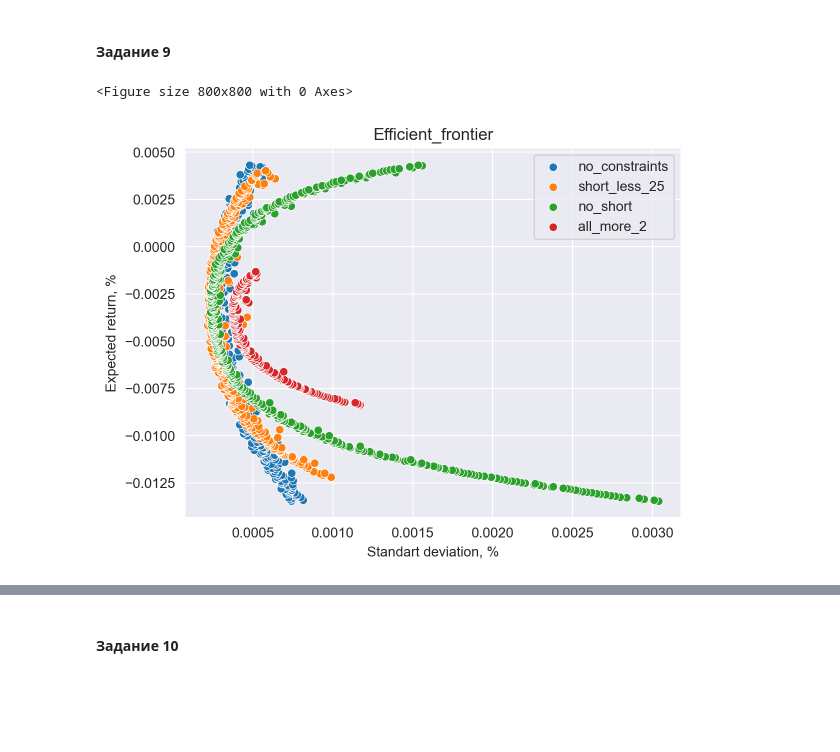
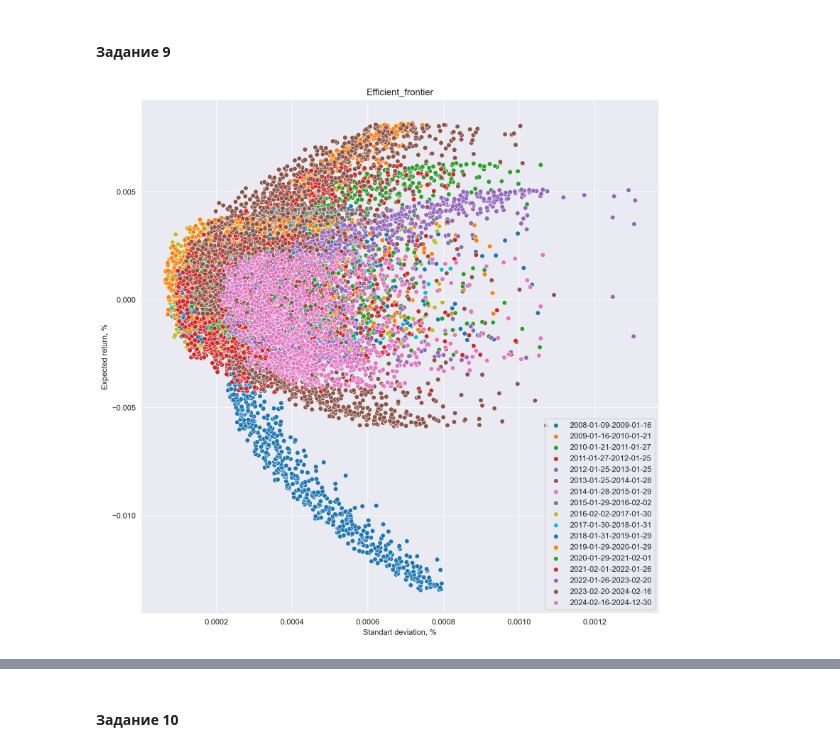
Before and after one commit to RvotniyFlex/portfolio_management, a Jupyter notebook: notebooks/2_optim.ipynb, the cells around one changed output, grey strips where cells are left out. Drawn from its saved outputs; the diff is of its cells as text; code cells hidden in the pictures; blank space fills up the shorter version.

Commit message:
add data validators + plots

```diff
--- a/notebooks/2_optim.ipynb
+++ b/notebooks/2_optim.ipynb
@@ -40,7 +40,11 @@ s3 = session.client(
 # %%
 bytes_data = s3.get_object(Bucket='portfoliodata', Key="prepared_data/test.csv")['Body'].read()
 csv_data = StringIO(str(bytes_data,'utf-8'))
-stock_data=pd.read_csv(csv_data).iloc[:,1:]
+
+data = pd.read_csv(csv_data)
+date_data = data.iloc[:,0]
+stock_data = data.iloc[:,1:]
+
 stock_data = stock_data.ffill().bfill()
 stock_data
 # %% [output]
@@ -97,4 +101,4 @@ stock_data
 # %%
 ratio = (stock_data / stock_data.shift(1)).where(stock_data.shift(1) != 0, 1.0)
 df_returns = np.log(ratio).iloc[1:,].reset_index(drop=True)
-df_returns
+df_returns = df_returns.replace(-np.inf, 0)
@@ -182,13 +184,19 @@ plot_efficient_frontier_curve([x[1] for x in res_8], [x[0] for x in res_8], labe
 # %% [markdown]
 #### Задание 9
-# %%
-plt.figure(figsize=(8,8))
-fig, ax = plt.subplots()
-
-plot_efficient_frontier_curve([x[1] for x in res_5], [x[0] for x in res_5], label='no_constraints', ax=ax)
-plot_efficient_frontier_curve([x[1] for x in res_6], [x[0] for x in res_6], label='short_less_25', ax=ax)
-plot_efficient_frontier_curve([x[1] for x in res_7], [x[0] for x in res_7], label='no_short', ax=ax)
-plot_efficient_frontier_curve([x[1] for x in res_8], [x[0] for x in res_8], label='all_more_2', ax=ax)
-# %% [output]
-<Figure size 800x800 with 0 Axes>
-[figure, removed]
+# %%
+steps = 252
+window = 252
+
+fig, ax = plt.subplots(figsize=(12,12))
+for step in tqdm(range(0, len(df_returns), steps)):
+    df_returns_sclice = df_returns.iloc[step:window+step]
+
+    optim = Optimizer(df_returns_sclice)
+    res_slice = optim.efficient_frontier_curve(n_point=1000)
+
+    if len(res_slice) == 0:
+        continue
+
+    plot_efficient_frontier_curve([x[1] for x in res_slice], [x[0] for x in res_slice], label=f'{date_data[step]}-{date_data[min(window+step, len(date_data)-1)]}', ax=ax)
+# %% [output]
+[figure, added]
```
Also changed, not shown: parts of 10 cells of this notebook, 1 other file.
